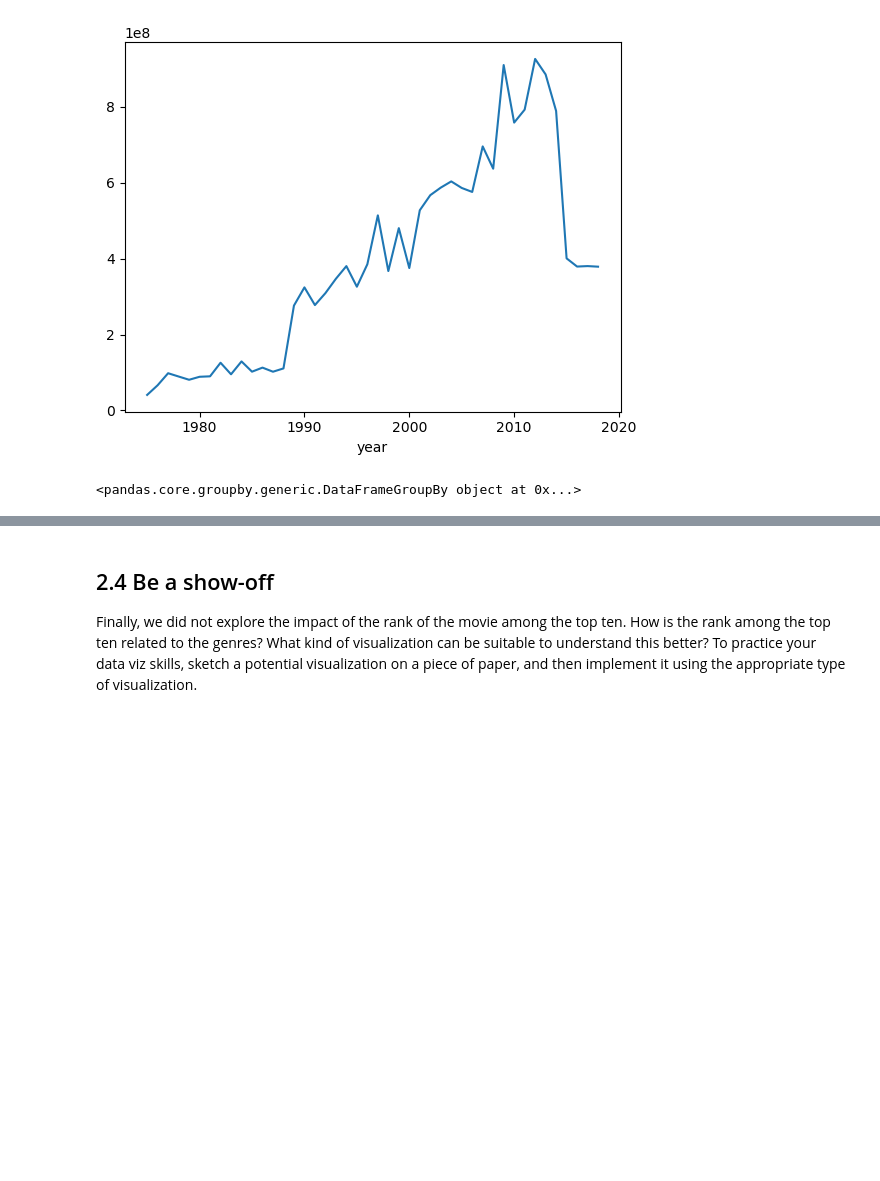
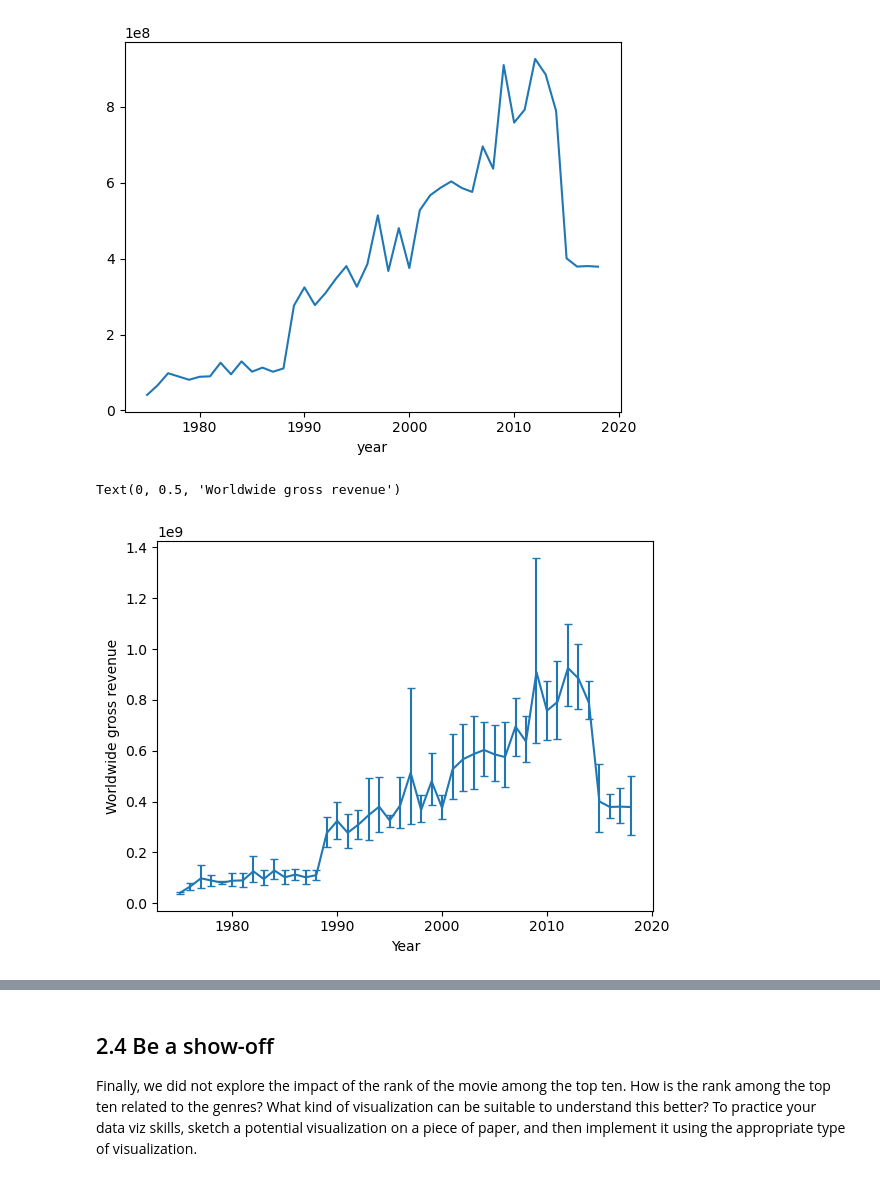
Before and after one commit to rmonney/2022, a Jupyter notebook: Tutorials/02 - Data viz and data from the web/Becoming a DataVizard exercise.ipynb, the cells around one changed output, grey strips where cells are left out. Cells and saved outputs as stored; diff of their text form; code cells hidden in the pictures; blank space fills up the shorter version.

```diff
--- a/Tutorials/02 - Data viz and data from the web/Becoming a DataVizard exercise.ipynb
+++ b/Tutorials/02 - Data viz and data from the web/Becoming a DataVizard exercise.ipynb
@@ -207,6 +207,8 @@ mean['worldwide_gross'].plot()
 # %%
 # Write your code to make plot with errorbars here
 #bootstrap_CI(movies.groupby('year'), 1000)
-movies.groupby('year')[['worldwide_gross']]
+error = movies.groupby('year')[['worldwide_gross']].apply(lambda x: pd.Series( {'lower': bootstrap_CI(x['worldwide_gross'],1000)[0],
+                                                                                'upper': bootstrap_CI(x['worldwide_gross'],1000)[1]} ))
+#print(error[0])
+#print(error[1])
+#plt.errorbar(mean.index, mean[['worldwide_gross']], yerr =[ - error[0] + mean[['worldwide_gross']], - mean[['worldwide_gross']] + error[1]])
-# %% [output]
-<pandas.core.groupby.generic.DataFrameGroupBy object at 0x...>
@@ -214,0 +215,7 @@ movies.groupby('year')[['worldwide_gross']]
+# %%
+plt.errorbar(mean.index, mean.worldwide_gross, yerr = [ - error.lower + mean.worldwide_gross, - mean.worldwide_gross + error.upper], capsize= 3)
+plt.xlabel('Year')
+plt.ylabel('Worldwide gross revenue')
+# %% [output]
+Text(0, 0.5, 'Worldwide gross revenue')
+[figure, added]
```
Also changed, not shown: parts of 21 cells of this notebook.
